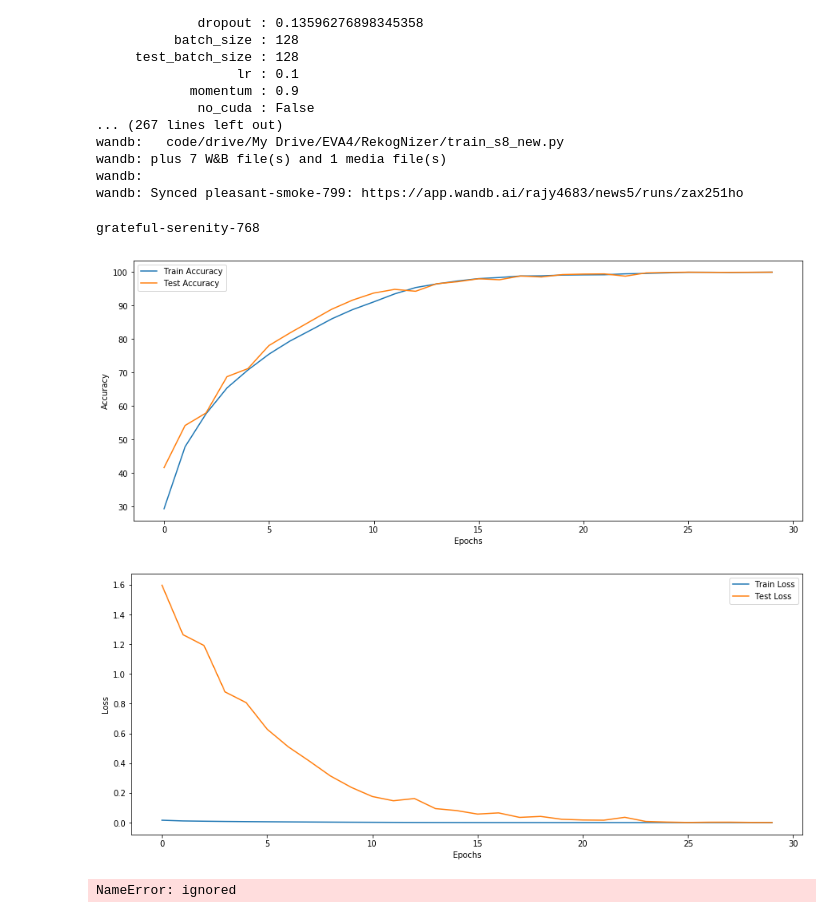
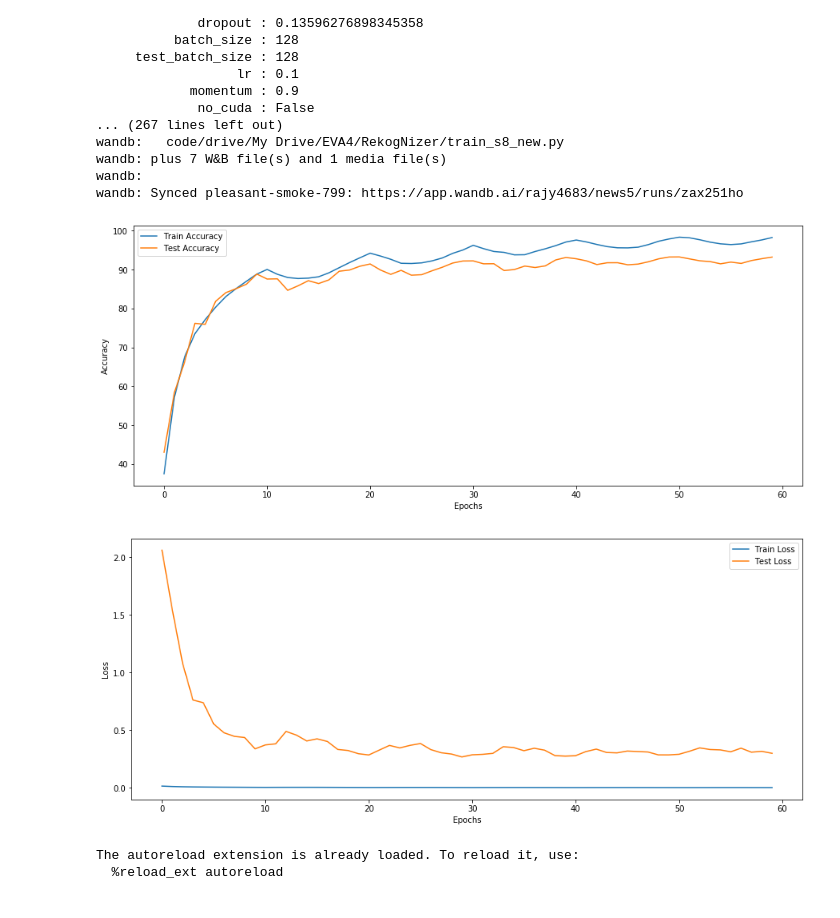
Before and after one commit to rajy4683/S8EVA4, a Jupyter notebook: S8EVA4_SingleScript3.ipynb, the cells around one changed output. Drawn from its saved outputs; the diff is of its cells as text; code cells hidden in the pictures.

```diff
--- a/S8EVA4_SingleScript3.ipynb
+++ b/S8EVA4_SingleScript3.ipynb
@@ -138,25 +138,25 @@ import pandas as pd
 import numpy as np
 import torch
 # %%
-runs_df = logger.get_wandb_dataframes_proj(project="rajy4683/news5",count=1)
+run_list = ['rajy4683/news5/runs/2jx1c1ts', 'rajy4683/news5/runs/zax251ho']
+runs_df = logger.get_wandb_dataframes(run_list=run_list)#(project="rajy4683/news5",count=1)
 new_df = pd.DataFrame().append(runs_df)
 
 
 fileutils.plot_graphs([new_df],
             ['Train Accuracy', 'Test Accuracy'],
             columns=['Train Accuracy', 'Test Accuracy'],
             xlabel="Epochs",
             ylabel="Accuracy")
 
 fileutils.plot_graphs([new_df],
             ['Train Loss', 'Test Loss'],
             columns=['Train Loss', 'Test Loss'],
             xlabel="Epochs",
             ylabel="Loss")
 # %% [output]
-grateful-serenity-768
-[figure, old version]
+[figure, new version]
-[figure, old version]
+[figure, new version]
 # %%
 %load_ext autoreload
 %autoreload 2
@@ -164,7 +164,8 @@ from RekogNizer import traintest
 import torchvision.transforms as transforms
 import torchvision
 
-my_model = traintest.model_builder2(basemodelclass.ResNet18(), weights_path="/content/drive/My Drive/EVA4/model_saves/model-2f9faac0c7.h5")
+my_model,acc = traintest.model_builder2(basemodelclass.ResNet18(), weights_path="/content/drive/My Drive/EVA4/model_saves/model-1e85653535.h5")
 #class_accuracy_dict = traintest.classwise_accuracy(my_model, testloader, classes, device=torch.device("cpu"))
 # %% [output]
-NameError: ignored
+The autoreload extension is already loaded. To reload it, use:
+  %reload_ext autoreload
```
Also changed, not shown: parts of 4 cells of this notebook.
